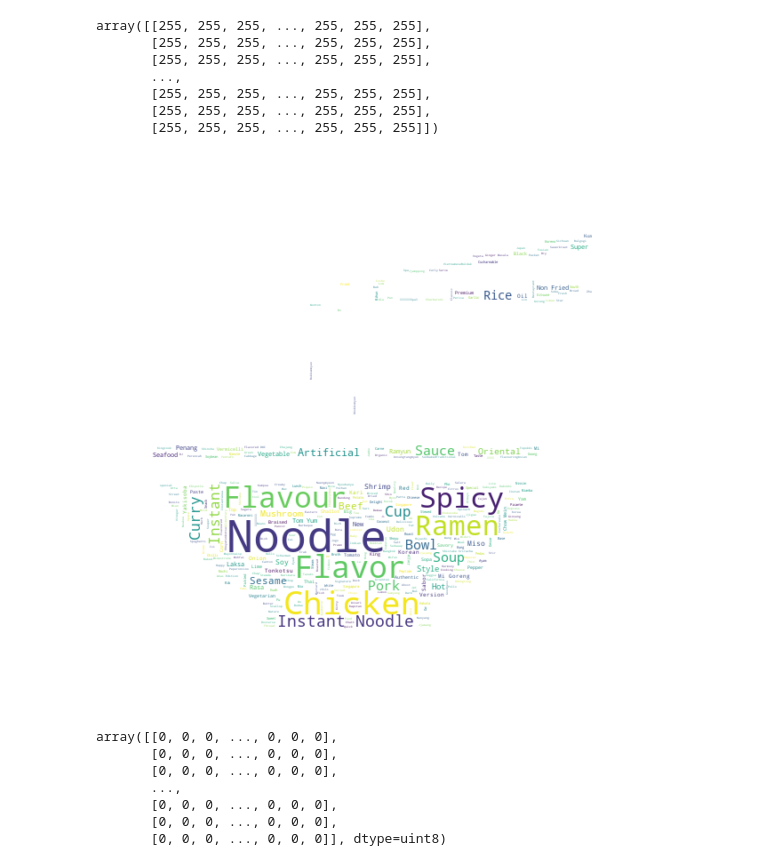
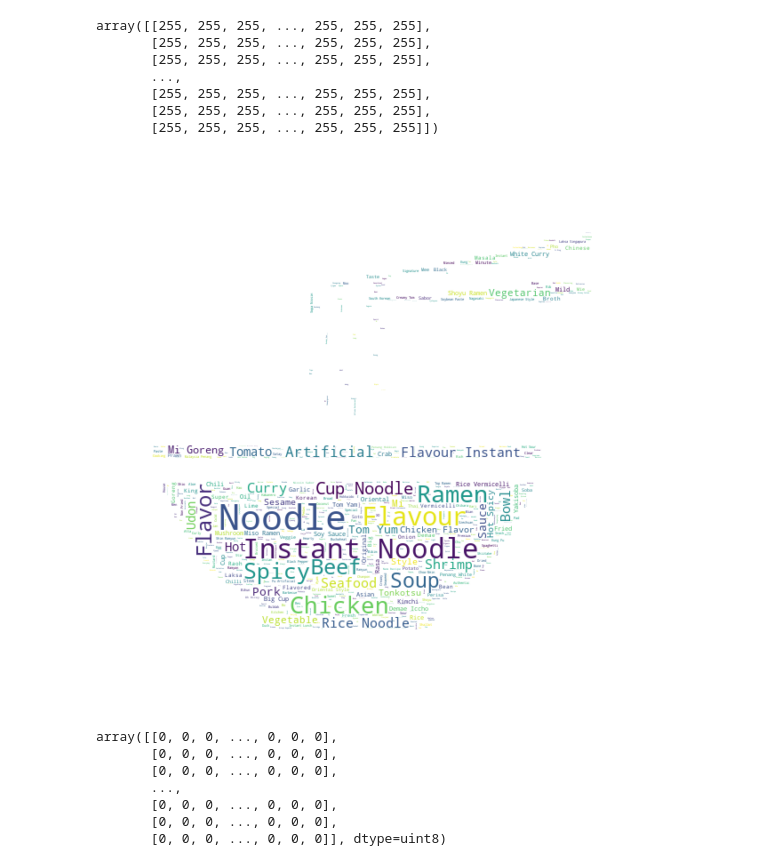
Before and after one commit to Orchhna/data_project, a Jupyter notebook: popular_ramendata.ipynb, the cells around one changed output. Cells and saved outputs as stored; diff of their text form; code cells hidden in the pictures.

```diff
--- a/popular_ramendata.ipynb
+++ b/popular_ramendata.ipynb
@@ -73,6 +73,6 @@ tops[["2015" in x for x in tops["Top Ten"]]]
 | 1234 | 1466 | Mama | Oriental Style Instant Noodles Gr... | Pack | Thailand | 5 | 2015 #8 |
 # %%
 #wordcloud plot
-Text = ramen_rater['Variety'].sample(200)
+Text = ramen_rater['Variety'].sample(600)
 Text.head()
 # %% [output]
@@ -135,16 +132,17 @@ array([[255, 255, 255, ..., 255, 255, 255],
        [255, 255, 255, ..., 255, 255, 255],
        [255, 255, 255, ..., 255, 255, 255]])
 # %%
-wc = WordCloud(background_color="white", max_words=1000, min_font_size= 2, max_font_size=50, mask=transformed_bowl_mask, contour_color="red")
+wc = WordCloud(background_color="white", max_words=1000, min_font_size= 1, max_font_size=40, mask=transformed_bowl_mask, contour_color="red")
 
 wc.generate(texts)
 
-wc.to_file("istockphoto-874666510-612x612.jpg")
+
+wc.to_file("ramen.jpg")
 
 plt.figure(figsize=[20,10])
 plt.imshow(wc, interpolation= "bilinear")
 plt.axis("off")
 plt.show()
 # %% [output]
-[figure, old version]
+[figure, new version]
 # %%
```
Also changed, not shown: parts of 7 cells of this notebook, 5 other files.
